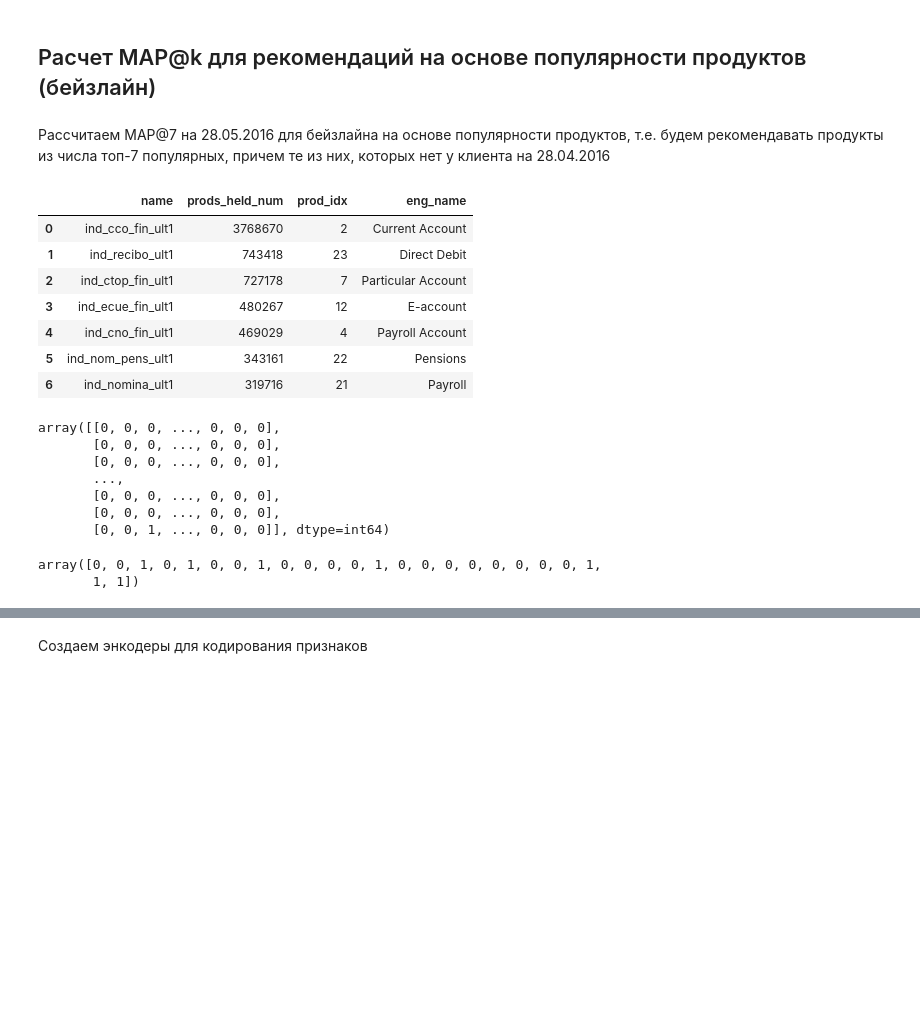
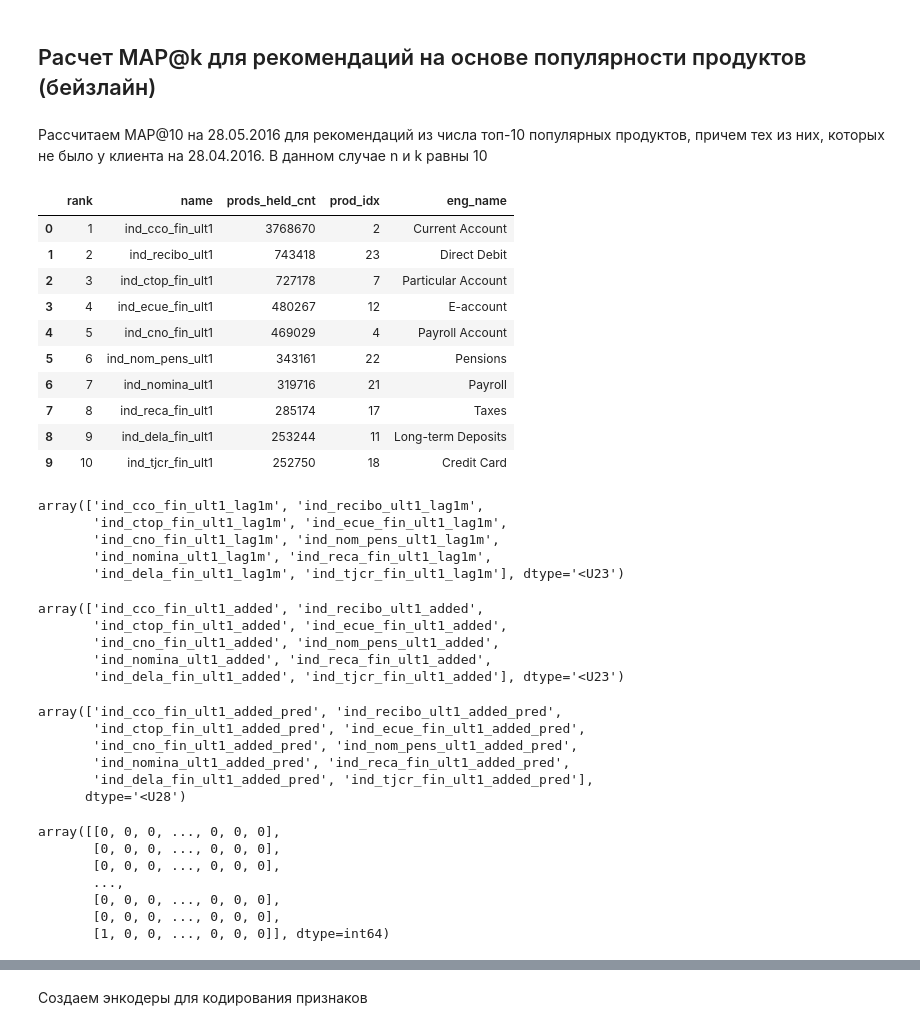
Before and after one commit to ibnkir/bank-recsys-project, a Jupyter notebook: notebooks/preparation_steps.ipynb, the cells around one changed output, grey strips where cells are left out. Cells and saved outputs as stored; diff of their text form; code cells hidden in the pictures; blank space fills up the shorter version.

```diff
--- a/notebooks/preparation_steps.ipynb
+++ b/notebooks/preparation_steps.ipynb
@@ -985,0 +998,3 @@ gc.collect()
+# %%
+# Загружаем данные о популярности продуктов
+ranked_prods_df = pd.read_parquet('../data/ranked_prods.parquet')
@@ -1020,22 +1145,58 @@ def mean_avg_prec_at_k(actual, pred, top_k=7):
 # %% [markdown]
 ## Расчет MAP@k для рекомендаций на основе популярности продуктов (бейзлайн) <a id="step_0"></a>
 # %% [markdown]
-Рассчитаем MAP@7 на 28.05.2016 для бейзлайна на основе популярности продуктов, т.е. будем рекомендавать продукты из числа топ-7 популярных, причем те из них, которых нет у клиента на 28.04.2016
+Рассчитаем MAP@10 на 28.05.2016 для рекомендаций из числа топ-10 популярных продуктов, причем тех из них, которых не было у клиента на 28.04.2016. В данном случае n и k равны 10
+# %%
+top_k = 10
 # %%
-# Продукты, отсортированные по популярности в train-выборке
-pop_prods.iloc[:7]
+# Будем рекомендовать только top_k популярных продуктов
+ranked_prods_df.iloc[:top_k]
 # %% [output]
-|  | name | prods_held_num | prod_idx | eng_name |
-| 0 | ind_cco_fin_ult1 | 3768670 | 2 | Current Account |
-| 1 | ind_recibo_ult1 | 743418 | 23 | Direct Debit |
-| 2 | ind_ctop_fin_ult1 | 727178 | 7 | Particular Account |
-| 3 | ind_ecue_fin_ult1 | 480267 | 12 | E-account |
-| 4 | ind_cno_fin_ult1 | 469029 | 4 | Payroll Account |
-| 5 | ind_nom_pens_ult1 | 343161 | 22 | Pensions |
-| 6 | ind_nomina_ult1 | 319716 | 21 | Payroll |
+|  | rank | name | prods_held_cnt | prod_idx | eng_name |
+| 0 | 1 | ind_cco_fin_ult1 | 3768670 | 2 | Current Account |
+| 1 | 2 | ind_recibo_ult1 | 743418 | 23 | Direct Debit |
+| 2 | 3 | ind_ctop_fin_ult1 | 727178 | 7 | Particular Account |
+| 3 | 4 | ind_ecue_fin_ult1 | 480267 | 12 | E-account |
+| 4 | 5 | ind_cno_fin_ult1 | 469029 | 4 | Payroll Account |
+| 5 | 6 | ind_nom_pens_ult1 | 343161 | 22 | Pensions |
+| 6 | 7 | ind_nomina_ult1 | 319716 | 21 | Payroll |
+| 7 | 8 | ind_reca_fin_ult1 | 285174 | 17 | Taxes |
+| 8 | 9 | ind_dela_fin_ult1 | 253244 | 11 | Long-term Deposits |
+| 9 | 10 | ind_tjcr_fin_ult1 | 252750 | 18 | Credit Card |
+# %%
+# Составляем список имен продуктов во владении на начало месяца из числа top_k популярных
+top_prods_held_lag1m_names = np.array(prods_held_lag1m_names)[ranked_prods_df['prod_idx'][:top_k]]
+top_prods_held_lag1m_names
+# %% [output]
+array(['ind_cco_fin_ult1_lag1m', 'ind_recibo_ult1_lag1m',
+       'ind_ctop_fin_ult1_lag1m', 'ind_ecue_fin_ult1_lag1m',
+       'ind_cno_fin_ult1_lag1m', 'ind_nom_pens_ult1_lag1m',
+       'ind_nomina_ult1_lag1m', 'ind_reca_fin_ult1_lag1m',
+       'ind_dela_fin_ult1_lag1m', 'ind_tjcr_fin_ult1_lag1m'], dtype='<U23')
+# %%
+# Составляем список имен добавленных продуктов из числа top_k популярных
+top_prods_added_names = np.array(prods_added_names)[ranked_prods_df['prod_idx'][:top_k]]
+top_prods_added_names
+# %% [output]
+array(['ind_cco_fin_ult1_added', 'ind_recibo_ult1_added',
+       'ind_ctop_fin_ult1_added', 'ind_ecue_fin_ult1_added',
+       'ind_cno_fin_ult1_added', 'ind_nom_pens_ult1_added',
+       'ind_nomina_ult1_added', 'ind_reca_fin_ult1_added',
+       'ind_dela_fin_ult1_added', 'ind_tjcr_fin_ult1_added'], dtype='<U23')
+# %%
+# Составляем список имен с предсказаниями добавленных продуктов из числа top_k популярных
+top_prods_added_pred_names = np.array(prods_added_pred_names)[ranked_prods_df['prod_idx'][:top_k]]
+top_prods_added_pred_names
+# %% [output]
+array(['ind_cco_fin_ult1_added_pred', 'ind_recibo_ult1_added_pred',
+       'ind_ctop_fin_ult1_added_pred', 'ind_ecue_fin_ult1_added_pred',
+       'ind_cno_fin_ult1_added_pred', 'ind_nom_pens_ult1_added_pred',
+       'ind_nomina_ult1_added_pred', 'ind_reca_fin_ult1_added_pred',
+       'ind_dela_fin_ult1_added_pred', 'ind_tjcr_fin_ult1_added_pred'],
+      dtype='<U28')
 # %%
 # Фактические таргеты (продукты, купленные в мае 2016)
-actual = clean_data_test[prods_added].to_numpy()
+actual = clean_data_test[top_prods_added_names].to_numpy()
 actual
 # %% [output]
 array([[0, 0, 0, ..., 0, 0, 0],
@@ -1044,13 +1205,4 @@ array([[0, 0, 0, ..., 0, 0, 0],
        ...,
        [0, 0, 0, ..., 0, 0, 0],
        [0, 0, 0, ..., 0, 0, 0],
-       [0, 0, 1, ..., 0, 0, 0]], dtype=int64)
+       [1, 0, 0, ..., 0, 0, 0]], dtype=int64)
-# %%
-# Формируем прогноз покупки продуктов для одного клиента
-top_k = 7
-pop_prods_added_pred_1 = np.array([0] * 24)
-pop_prods_added_pred_1[pop_prods['prod_idx'][:top_k]] = 1
-pop_prods_added_pred_1
-# %% [output]
-array([0, 0, 1, 0, 1, 0, 0, 1, 0, 0, 0, 0, 1, 0, 0, 0, 0, 0, 0, 0, 0, 1,
-       1, 1])
```
Also changed, not shown: parts of 44 cells of this notebook.
